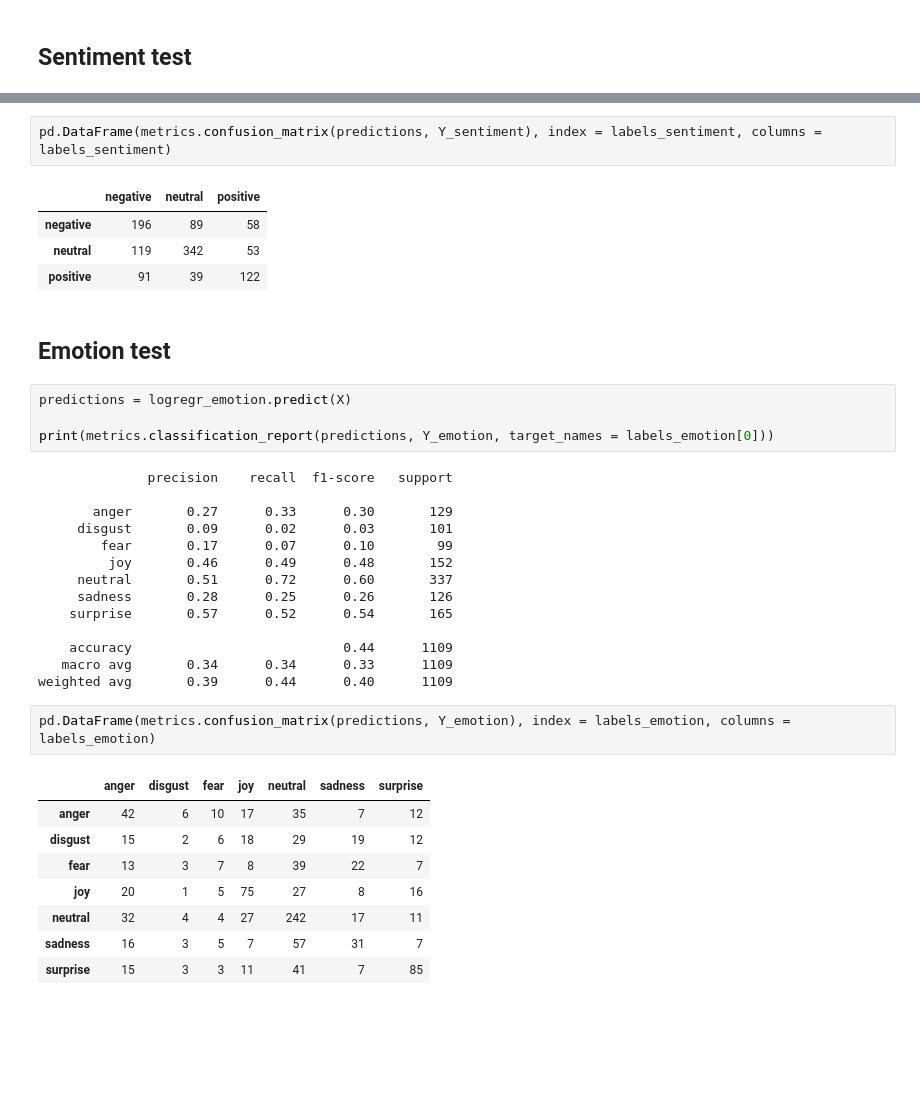
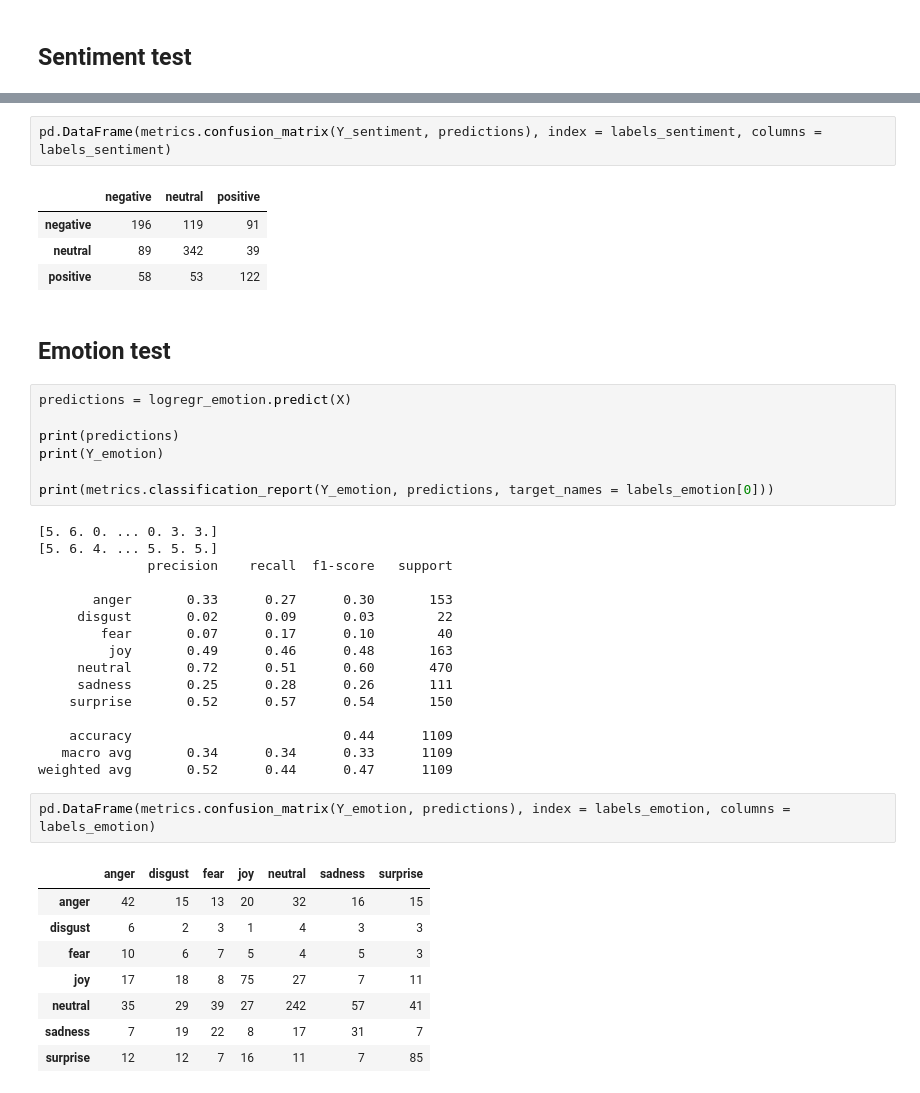
Before and after one commit to brandokoch/multimodal-emotion-classification, a Jupyter notebook: notebooks/text_baseline_logreg.ipynb, the cells around one changed output, grey strips where cells are left out. Drawn from its saved outputs; the diff is of its cells as text; blank space fills up the shorter version.

```diff
--- a/notebooks/text_baseline_logreg.ipynb
+++ b/notebooks/text_baseline_logreg.ipynb
@@ -178,38 +179,43 @@ weighted avg       0.61      0.60      0.60      1109
 # %%
-pd.DataFrame(metrics.confusion_matrix(predictions, Y_sentiment), index = labels_sentiment, columns = labels_sentiment)
+pd.DataFrame(metrics.confusion_matrix(Y_sentiment, predictions), index = labels_sentiment, columns = labels_sentiment)
 # %% [output]
 |  | negative | neutral | positive |
-| negative | 196 | 89 | 58 |
-| neutral | 119 | 342 | 53 |
-| positive | 91 | 39 | 122 |
+| negative | 196 | 119 | 91 |
+| neutral | 89 | 342 | 39 |
+| positive | 58 | 53 | 122 |
 # %% [markdown]
 ## Emotion test
 # %%
 predictions = logregr_emotion.predict(X)
 
-print(metrics.classification_report(predictions, Y_emotion, target_names = labels_emotion[0]))
+print(predictions)
+print(Y_emotion)
+
+print(metrics.classification_report(Y_emotion, predictions, target_names = labels_emotion[0]))
 # %% [output]
+[5. 6. 0. ... 0. 3. 3.]
+[5. 6. 4. ... 5. 5. 5.]
               precision    recall  f1-score   support
 
-       anger       0.27      0.33      0.30       129
-     disgust       0.09      0.02      0.03       101
-        fear       0.17      0.07      0.10        99
-         joy       0.46      0.49      0.48       152
-     neutral       0.51      0.72      0.60       337
-     sadness       0.28      0.25      0.26       126
-    surprise       0.57      0.52      0.54       165
+       anger       0.33      0.27      0.30       153
+     disgust       0.02      0.09      0.03        22
+        fear       0.07      0.17      0.10        40
+         joy       0.49      0.46      0.48       163
+     neutral       0.72      0.51      0.60       470
+     sadness       0.25      0.28      0.26       111
+    surprise       0.52      0.57      0.54       150
 
     accuracy                           0.44      1109
    macro avg       0.34      0.34      0.33      1109
-weighted avg       0.39      0.44      0.40      1109
+weighted avg       0.52      0.44      0.47      1109
 # %%
-pd.DataFrame(metrics.confusion_matrix(predictions, Y_emotion), index = labels_emotion, columns = labels_emotion)
+pd.DataFrame(metrics.confusion_matrix(Y_emotion, predictions), index = labels_emotion, columns = labels_emotion)
 # %% [output]
 |  | anger | disgust | fear | joy | neutral | sadness | surprise |
-| anger | 42 | 6 | 10 | 17 | 35 | 7 | 12 |
-| disgust | 15 | 2 | 6 | 18 | 29 | 19 | 12 |
-| fear | 13 | 3 | 7 | 8 | 39 | 22 | 7 |
-| joy | 20 | 1 | 5 | 75 | 27 | 8 | 16 |
-| neutral | 32 | 4 | 4 | 27 | 242 | 17 | 11 |
-| sadness | 16 | 3 | 5 | 7 | 57 | 31 | 7 |
-| surprise | 15 | 3 | 3 | 11 | 41 | 7 | 85 |
+| anger | 42 | 15 | 13 | 20 | 32 | 16 | 15 |
+| disgust | 6 | 2 | 3 | 1 | 4 | 3 | 3 |
+| fear | 10 | 6 | 7 | 5 | 4 | 5 | 3 |
+| joy | 17 | 18 | 8 | 75 | 27 | 7 | 11 |
+| neutral | 35 | 29 | 39 | 27 | 242 | 57 | 41 |
+| sadness | 7 | 19 | 22 | 8 | 17 | 31 | 7 |
+| surprise | 12 | 12 | 7 | 16 | 11 | 7 | 85 |
```
Also changed, not shown: parts of 1 cell of this notebook, 6 other files.
